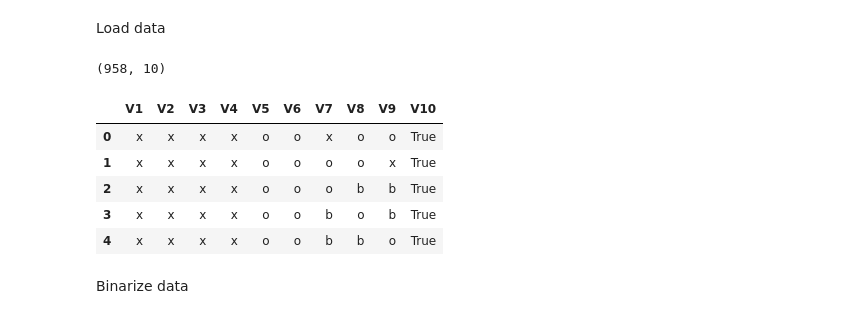
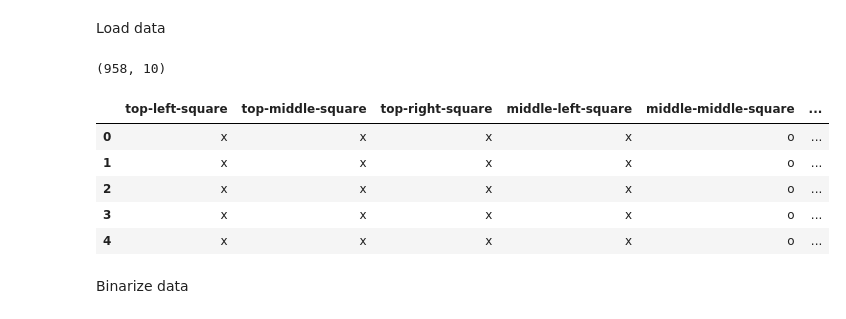
Before and after one commit to EgorDudyrev/OSDA_course, a Jupyter notebook: lazy_fca/lazyfca.ipynb, the cells around one changed output. Saved outputs shown, nothing was run; the diff lists cells and outputs as text; code cells hidden in the pictures.

```diff
--- a/lazy_fca/lazyfca.ipynb
+++ b/lazy_fca/lazyfca.ipynb
@@ -8,17 +15,17 @@ lpipe = reload(lpipe)  # A way to reload functions from lpipe package without re
 # %% [markdown]
 Load data
 # %%
-df = lpipe.load_data()
+df = lpipe.load_data('tic_tac_toe')
 print(df.shape)
 df.head()
 # %% [output]
 (958, 10)
-|  | V1 | V2 | V3 | V4 | V5 | V6 | V7 | V8 | V9 | V10 |
-| 0 | x | x | x | x | o | o | x | o | o | True |
-| 1 | x | x | x | x | o | o | o | o | x | True |
-| 2 | x | x | x | x | o | o | o | b | b | True |
-| 3 | x | x | x | x | o | o | b | o | b | True |
-| 4 | x | x | x | x | o | o | b | b | o | True |
+|  | top-left-square | top-middle-square | top-right-square | middle-left-square | middle-middle-square | ... |
+| 0 | x | x | x | x | o | ... |
+| 1 | x | x | x | x | o | ... |
+| 2 | x | x | x | x | o | ... |
+| 3 | x | x | x | x | o | ... |
+| 4 | x | x | x | x | o | ... |
 # %% [markdown]
 Binarize data
 # %%
```
Also changed, not shown: parts of 15 cells of this notebook, 2 other files.
